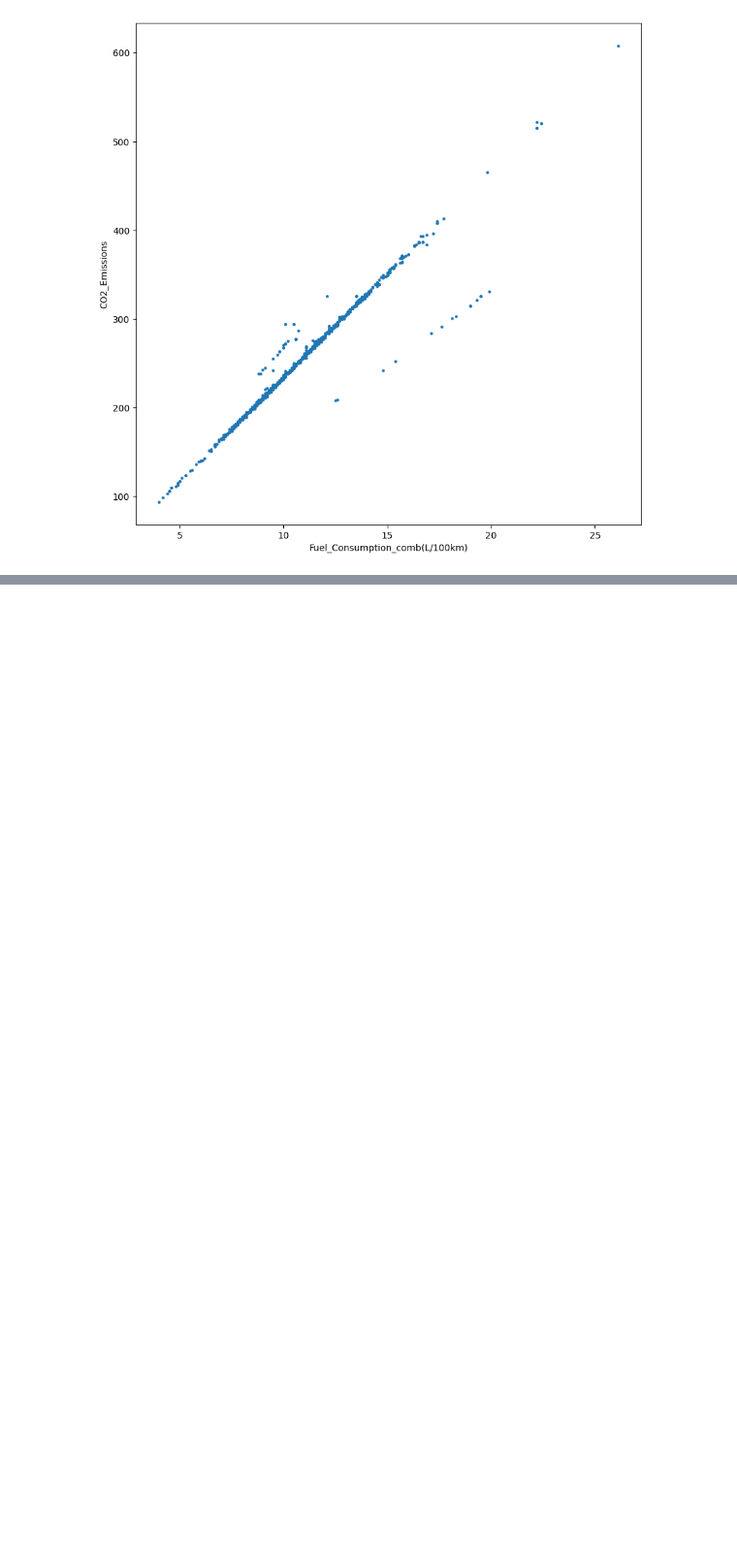
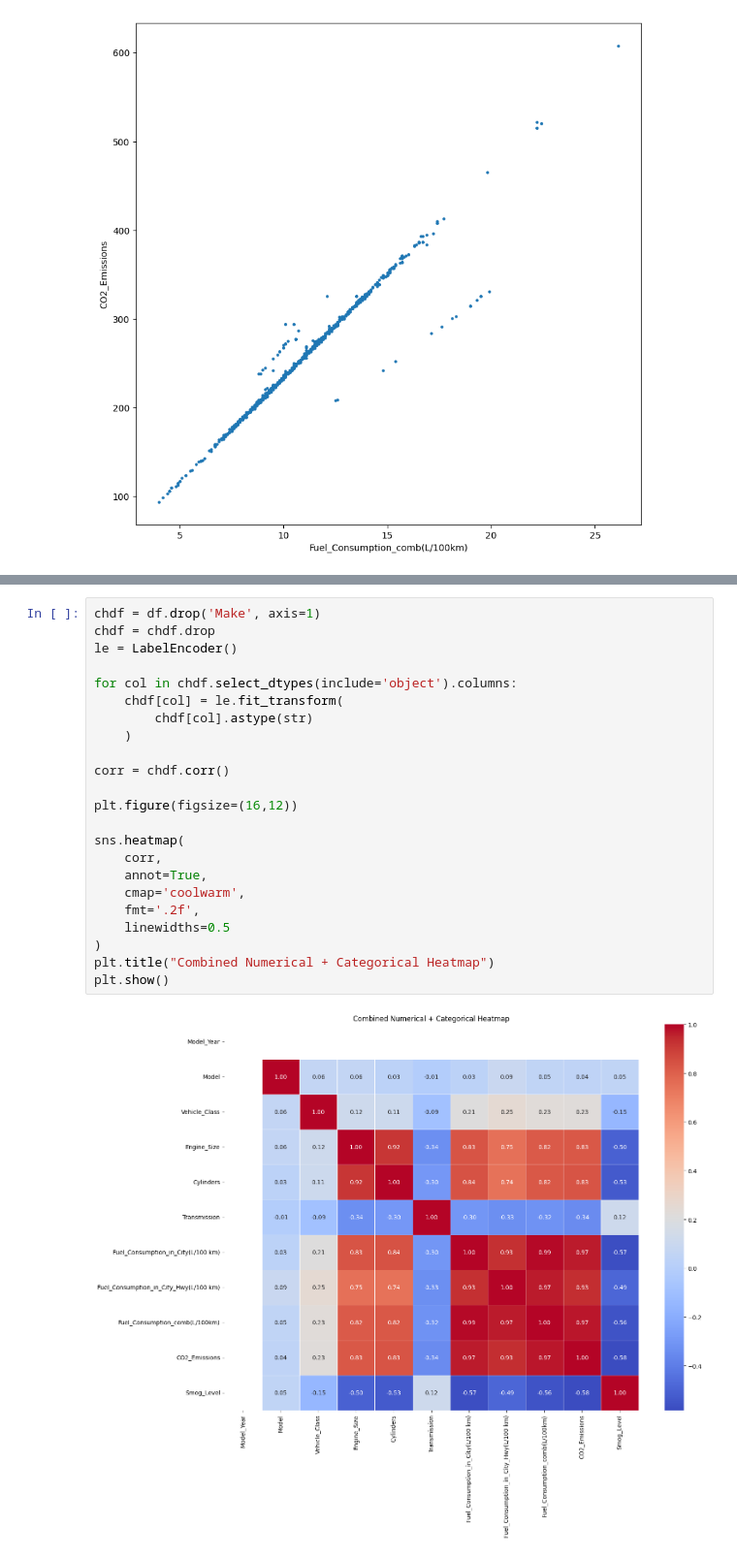
Before and after one commit to AbhinavSinghKuriya/Datasheet3, a Jupyter notebook: DataAnalysis.ipynb, the cells around one changed output, grey strips where cells are left out. Shown at 97% size. Drawn from its saved outputs; the diff is of its cells as text; blank space fills up the shorter version.

```diff
--- a/DataAnalysis.ipynb
+++ b/DataAnalysis.ipynb
@@ -288,0 +292,25 @@ plt.show()
+# %%
+chdf = df.drop('Make', axis=1)
+chdf = chdf.drop
+le = LabelEncoder()
+
+for col in chdf.select_dtypes(include='object').columns:
+    chdf[col] = le.fit_transform(
+        chdf[col].astype(str)
+    )
+
+corr = chdf.corr()
+
+plt.figure(figsize=(16,12))
+
+sns.heatmap(
+    corr,
+    annot=True,
+    cmap='coolwarm',
+    fmt='.2f',
+    linewidths=0.5
+)
+plt.title("Combined Numerical + Categorical Heatmap")
+plt.show()
+# %% [output]
+[figure, added]
```
Also changed, not shown: parts of 2 cells of this notebook.
